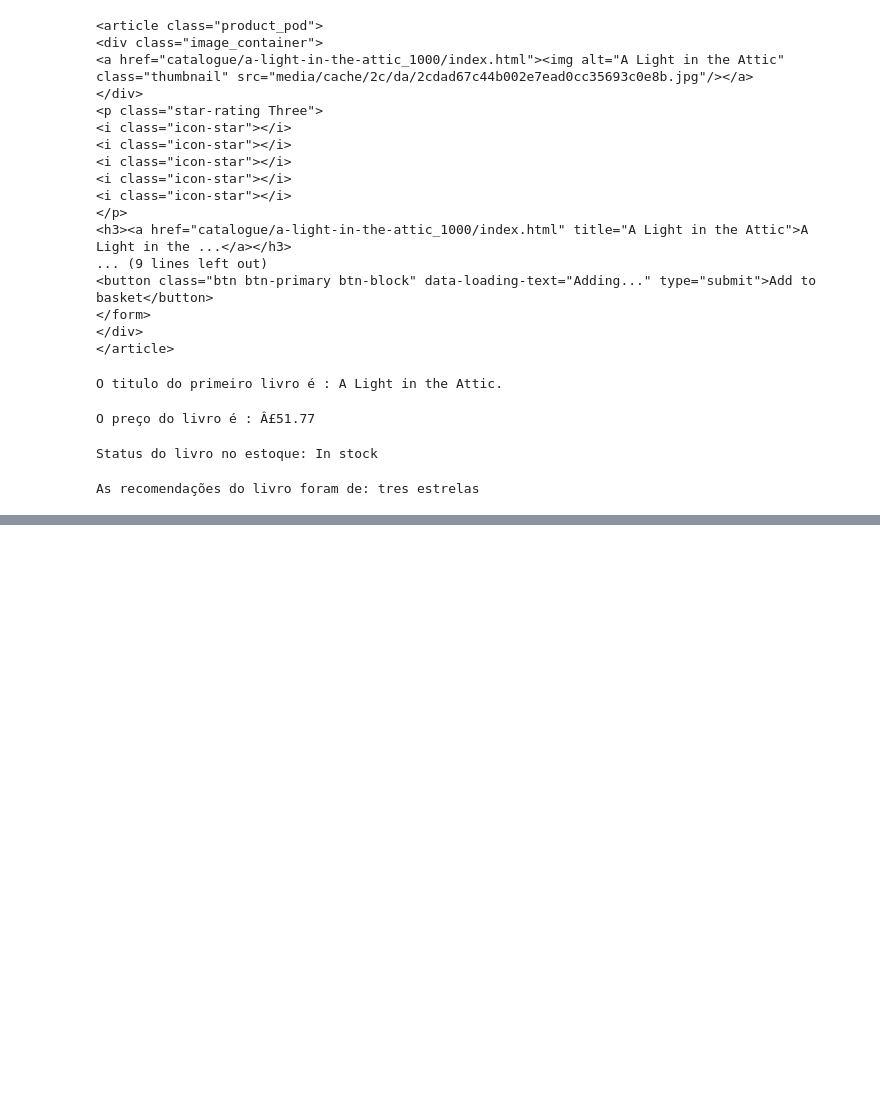
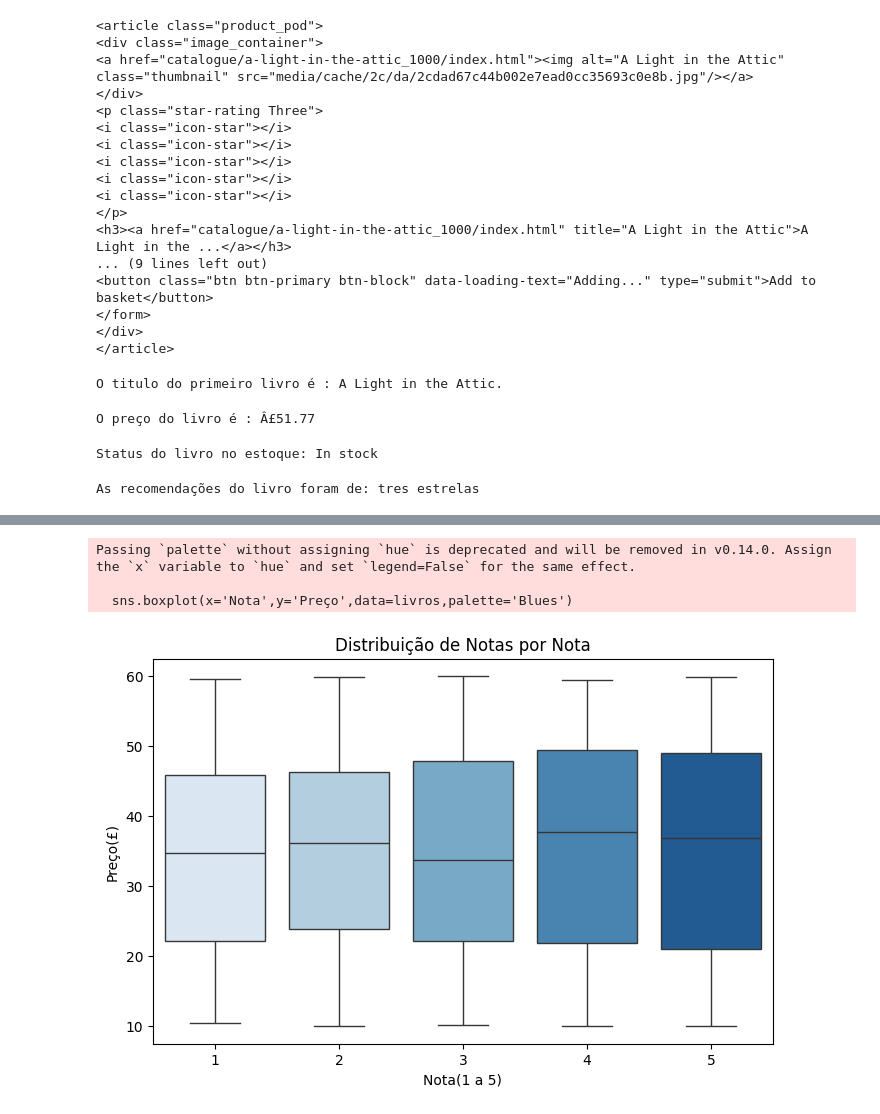
Before and after one commit to LeonardoMafra/Python_Data_Science, a Jupyter notebook: WebScraping.ipynb, the cells around one changed output, grey strips where cells are left out. Saved outputs shown, nothing was run; the diff lists cells and outputs as text; code cells hidden in the pictures; blank space fills up the shorter version.

Commit message:
Conclusão dos estudos sobre Web Scraping e analise de dos dados gerados pelo Web Scraping

```diff
--- a/WebScraping.ipynb
+++ b/WebScraping.ipynb
@@ -116,0 +231,5 @@ As recomendações do livro foram de: tres estrelas
+# %%
+#analise de dados sobre os dados dos livros criados
+
+
+df = pd.read_excel('/content/book_final.xlsx')
@@ -116,0 +240,2 @@ As recomendações do livro foram de: tres estrelas
+# %%
+livros = df.copy()
@@ -116,0 +266,11 @@ As recomendações do livro foram de: tres estrelas
+# %%
+# limpeza dos dados
+
+# 1 converter a coluna preço de string para float
+
+livros['Preço'] = livros['Preço'].replace('[£]','',regex = True).replace('[Â]', '', regex = True).astype(float)
+
+# converter coluna nota de texto para valores numericos
+
+nota_mapa = {'um': 1,'dois': 2, 'tres' : 3, 'quatro' : 4, 'cinco' : 5}
+livros['Nota'] = livros['Nota'].map(nota_mapa)
@@ -116,0 +333,14 @@ As recomendações do livro foram de: tres estrelas
+# %%
+#criando vizualização
+
+plt.figure(figsize=(8,5))
+sns.boxplot(x='Nota',y='Preço',data=livros,palette='Blues')
+plt.title('Distribuição de Notas por Nota')
+plt.xlabel('Nota(1 a 5)')
+plt.ylabel('Preço(£)')
+plt.show()
+# %% [output]
+Passing `palette` without assigning `hue` is deprecated and will be removed in v0.14.0. Assign the `x` variable to `hue` and set `legend=False` for the same effect.
+
+  sns.boxplot(x='Nota',y='Preço',data=livros,palette='Blues')
+[figure, added]
```
Also changed, not shown: parts of 14 cells of this notebook.
